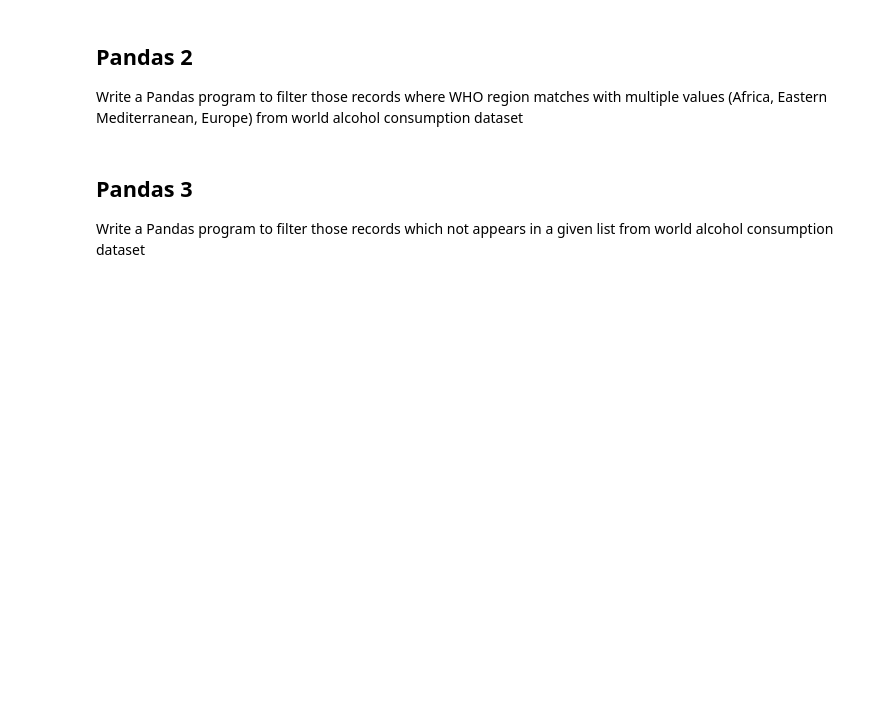
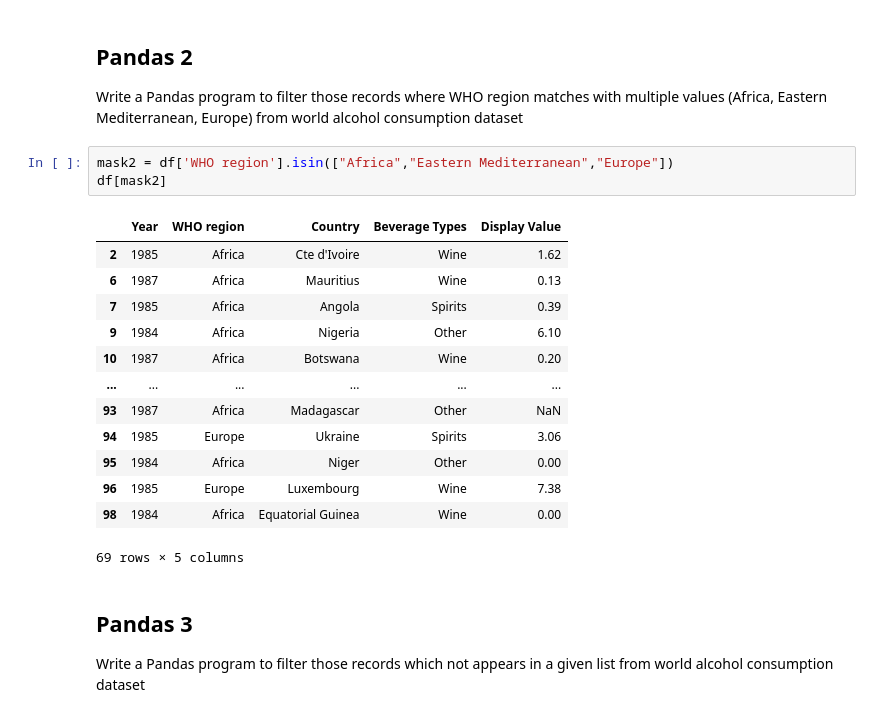
Before and after one commit to ghilu91/exercises_pandas_numpy, a Jupyter notebook: exercises_pandas_alcohol.ipynb, the cells around one changed output. Drawn from its saved outputs; the diff is of its cells as text; blank space fills up the shorter version.

```diff
--- a/exercises_pandas_alcohol.ipynb
+++ b/exercises_pandas_alcohol.ipynb
@@ -7,6 +23,23 @@ The Pandas 1 set of exercises is in the file 'exercises_pandas_airline.ipynb'
 # %% [markdown]
 ## Pandas 2
 Write a Pandas program to filter those records where WHO region matches with multiple values (Africa, Eastern Mediterranean, Europe) from world alcohol consumption dataset
+# %%
+mask2 = df['WHO region'].isin(["Africa","Eastern Mediterranean","Europe"])
+df[mask2]
+# %% [output]
+|  | Year | WHO region | Country | Beverage Types | Display Value |
+| 2 | 1985 | Africa | Cte d'Ivoire | Wine | 1.62 |
+| 6 | 1987 | Africa | Mauritius | Wine | 0.13 |
+| 7 | 1985 | Africa | Angola | Spirits | 0.39 |
+| 9 | 1984 | Africa | Nigeria | Other | 6.10 |
+| 10 | 1987 | Africa | Botswana | Wine | 0.20 |
+| ... | ... | ... | ... | ... | ... |
+| 93 | 1987 | Africa | Madagascar | Other | NaN |
+| 94 | 1985 | Europe | Ukraine | Spirits | 3.06 |
+| 95 | 1984 | Africa | Niger | Other | 0.00 |
+| 96 | 1985 | Europe | Luxembourg | Wine | 7.38 |
+| 98 | 1984 | Africa | Equatorial Guinea | Wine | 0.00 |
+69 rows × 5 columns
 # %% [markdown]
 ## Pandas 3
 
```
Also changed, not shown: parts of 9 cells of this notebook.
